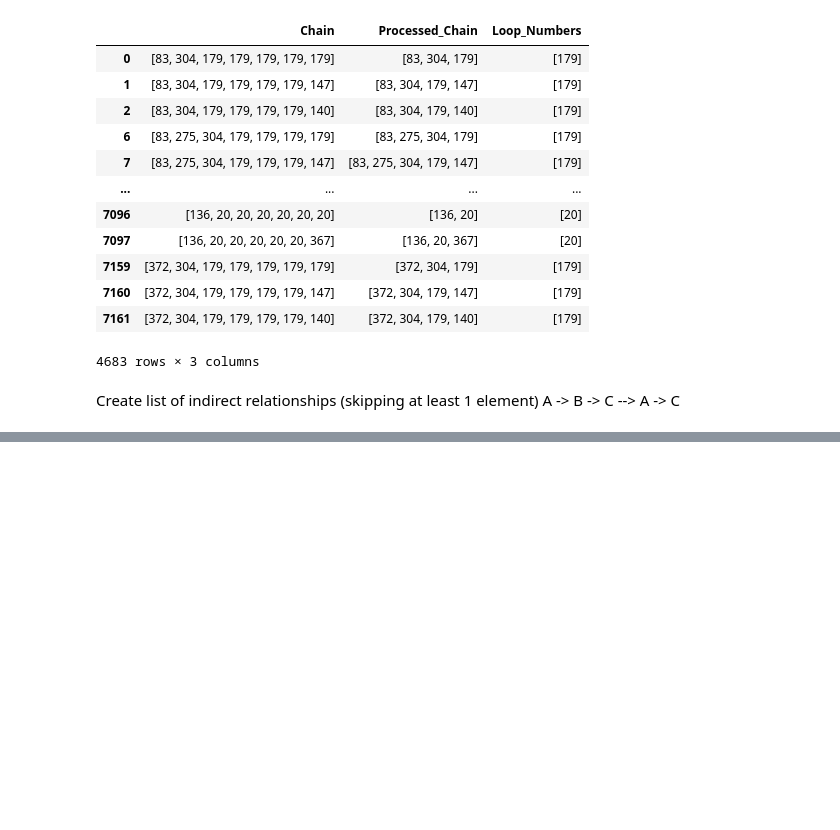
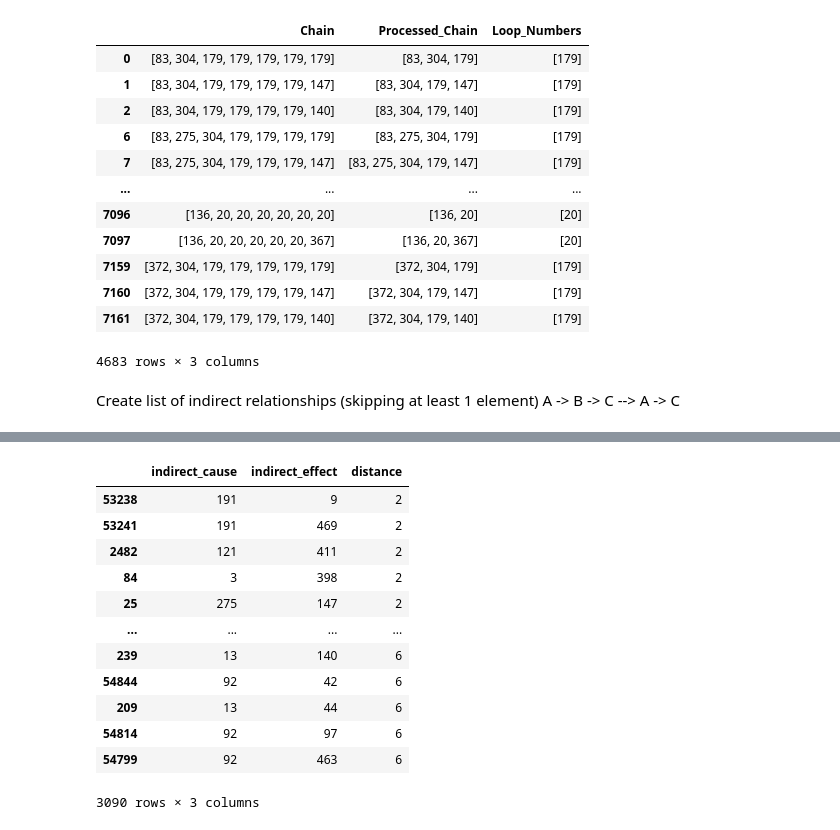
Before and after one commit to TimothyKusuma/Master-Thesis, a Jupyter notebook: ipynb_notebooks/inference_degrees.ipynb, the cells around one changed output, grey strips where cells are left out. Cells and saved outputs as stored; diff of their text form; code cells hidden in the pictures; blank space fills up the shorter version.

```diff
--- a/ipynb_notebooks/inference_degrees.ipynb
+++ b/ipynb_notebooks/inference_degrees.ipynb
@@ -421,0 +471,17 @@ A -> B -> C --> A -> C
+# %%
+sorted_indirect_df = clean_indirect_df.sort_values(by='distance')
+sorted_indirect_df
+# %% [output]
+|  | indirect_cause | indirect_effect | distance |
+| 53238 | 191 | 9 | 2 |
+| 53241 | 191 | 469 | 2 |
+| 2482 | 121 | 411 | 2 |
+| 84 | 3 | 398 | 2 |
+| 25 | 275 | 147 | 2 |
+| ... | ... | ... | ... |
+| 239 | 13 | 140 | 6 |
+| 54844 | 92 | 42 | 6 |
+| 209 | 13 | 44 | 6 |
+| 54814 | 92 | 97 | 6 |
+| 54799 | 92 | 463 | 6 |
+3090 rows × 3 columns
```
Also changed, not shown: parts of 7 cells of this notebook.
